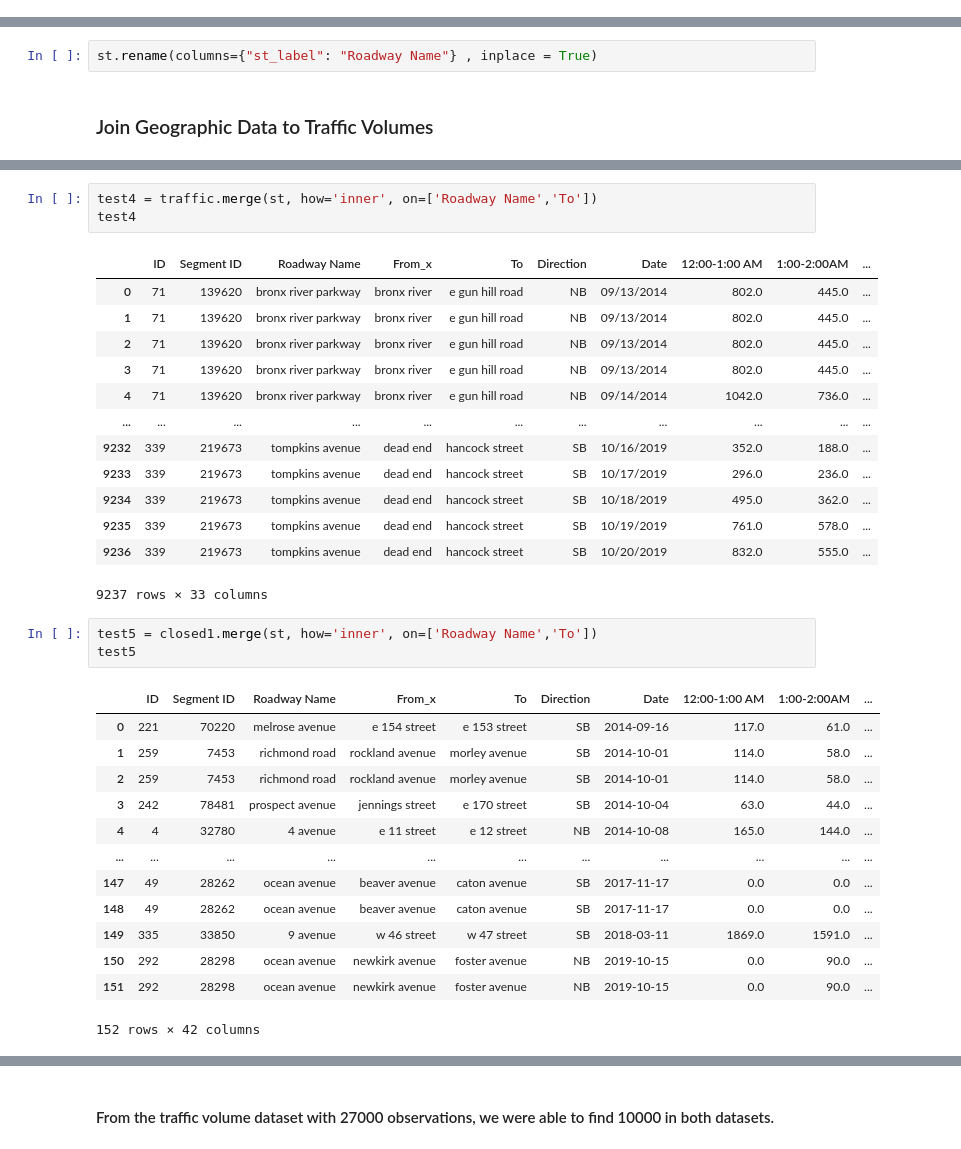
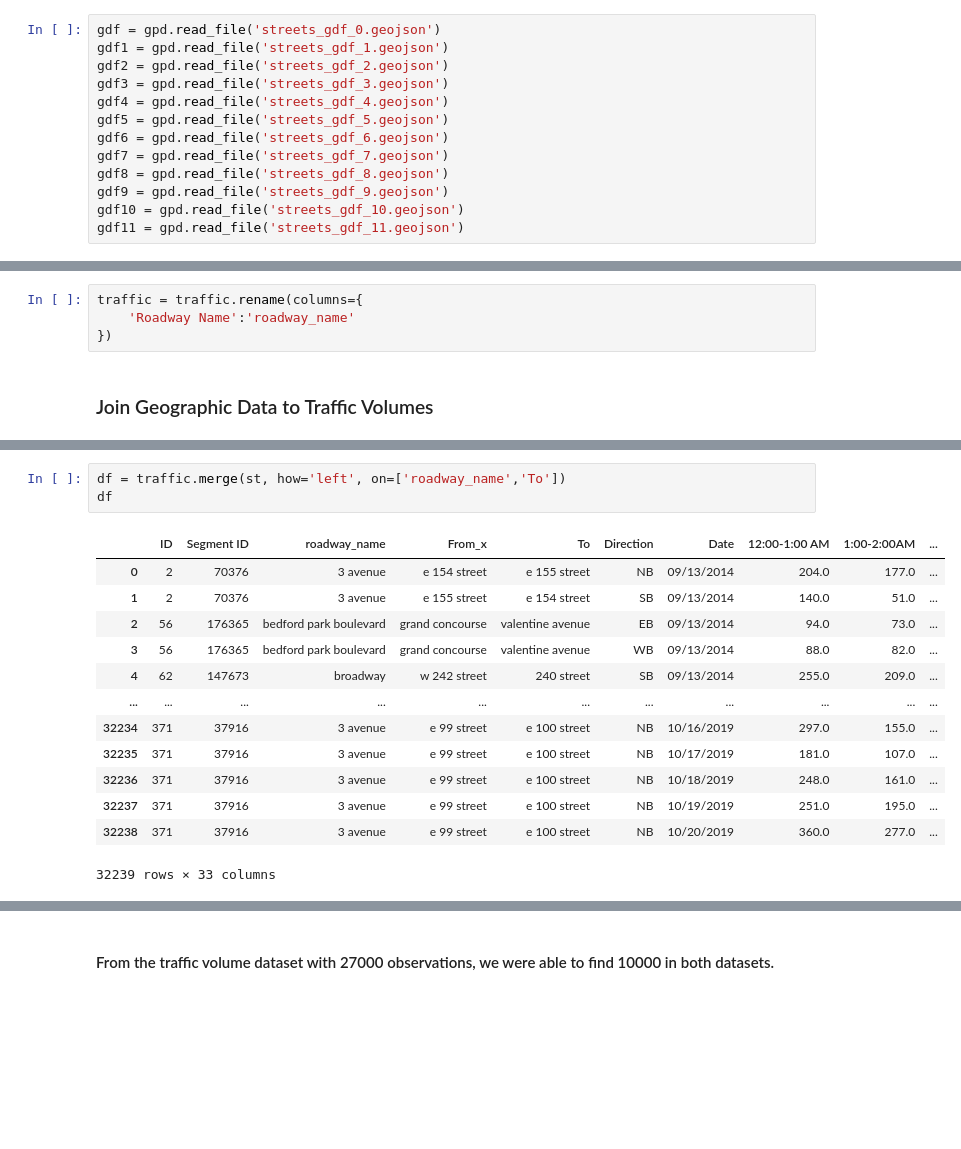
Before and after one commit to AlejandraZS10/capstone_project, a Jupyter notebook: NY Streets.ipynb, the cells around one changed output, grey strips where cells are left out. Saved outputs shown, nothing was run; the diff lists cells and outputs as text; blank space fills up the shorter version.

```diff
--- a/NY Streets.ipynb
+++ b/NY Streets.ipynb
@@ -200,3 +208,16 @@ st.to_file("streets.geojson", driver='GeoJSON')
+# %%
+gdf = gpd.read_file('streets_gdf_0.geojson')
+gdf1 = gpd.read_file('streets_gdf_1.geojson')
+gdf2 = gpd.read_file('streets_gdf_2.geojson')
+gdf3 = gpd.read_file('streets_gdf_3.geojson')
+gdf4 = gpd.read_file('streets_gdf_4.geojson')
+gdf5 = gpd.read_file('streets_gdf_5.geojson')
+gdf6 = gpd.read_file('streets_gdf_6.geojson')
+gdf7 = gpd.read_file('streets_gdf_7.geojson')
+gdf8 = gpd.read_file('streets_gdf_8.geojson')
+gdf9 = gpd.read_file('streets_gdf_9.geojson')
+gdf10 = gpd.read_file('streets_gdf_10.geojson')
+gdf11 = gpd.read_file('streets_gdf_11.geojson')
 # %%
 st = pd.concat([gdf, gdf1, gdf2, gdf3, gdf4, gdf5, gdf6, gdf7, gdf8, gdf9, gdf10, gdf11])
 st.head(3)
@@ -240,6 +277,8 @@ st.head(15)
 | 13 | hugh l carey tunnel | MULTILINESTRING ((-74.00860 40.68... |  | None |
 | 14 | hugh l carey tunnel | MULTILINESTRING ((-74.01567 40.70... |  | None |
 # %%
-st.rename(columns={"st_label": "Roadway Name"} , inplace = True)
+traffic = traffic.rename(columns={
+    'Roadway Name':'roadway_name'
+})
 # %% [markdown]
 ### Join Geographic Data to Traffic Volumes
@@ -246,34 +322,17 @@ st.rename(columns={"st_label": "Roadway Name"} , inplace = True)
 # %%
-test4 = traffic.merge(st, how='inner', on=['Roadway Name','To'])
-test4
+df = traffic.merge(st, how='left', on=['roadway_name','To'])
+df
 # %% [output]
-|  | ID | Segment ID | Roadway Name | From_x | To | Direction | Date | 12:00-1:00 AM | 1:00-2:00AM | ... |
-| 0 | 71 | 139620 | bronx river parkway | bronx river | e gun hill road | NB | 09/13/2014 | 802.0 | 445.0 | ... |
-| 1 | 71 | 139620 | bronx river parkway | bronx river | e gun hill road | NB | 09/13/2014 | 802.0 | 445.0 | ... |
-| 2 | 71 | 139620 | bronx river parkway | bronx river | e gun hill road | NB | 09/13/2014 | 802.0 | 445.0 | ... |
-| 3 | 71 | 139620 | bronx river parkway | bronx river | e gun hill road | NB | 09/13/2014 | 802.0 | 445.0 | ... |
-| 4 | 71 | 139620 | bronx river parkway | bronx river | e gun hill road | NB | 09/14/2014 | 1042.0 | 736.0 | ... |
+|  | ID | Segment ID | roadway_name | From_x | To | Direction | Date | 12:00-1:00 AM | 1:00-2:00AM | ... |
+| 0 | 2 | 70376 | 3 avenue | e 154 street | e 155 street | NB | 09/13/2014 | 204.0 | 177.0 | ... |
+| 1 | 2 | 70376 | 3 avenue | e 155 street | e 154 street | SB | 09/13/2014 | 140.0 | 51.0 | ... |
+| 2 | 56 | 176365 | bedford park boulevard | grand concourse | valentine avenue | EB | 09/13/2014 | 94.0 | 73.0 | ... |
+| 3 | 56 | 176365 | bedford park boulevard | grand concourse | valentine avenue | WB | 09/13/2014 | 88.0 | 82.0 | ... |
+| 4 | 62 | 147673 | broadway | w 242 street | 240 street | SB | 09/13/2014 | 255.0 | 209.0 | ... |
 | ... | ... | ... | ... | ... | ... | ... | ... | ... | ... | ... |
-| 9232 | 339 | 219673 | tompkins avenue | dead end | hancock street | SB | 10/16/2019 | 352.0 | 188.0 | ... |
-| 9233 | 339 | 219673 | tompkins avenue | dead end | hancock street | SB | 10/17/2019 | 296.0 | 236.0 | ... |
-| 9234 | 339 | 219673 | tompkins avenue | dead end | hancock street | SB | 10/18/2019 | 495.0 | 362.0 | ... |
-| 9235 | 339 | 219673 | tompkins avenue | dead end | hancock street | SB | 10/19/2019 | 761.0 | 578.0 | ... |
-| 9236 | 339 | 219673 | tompkins avenue | dead end | hancock street | SB | 10/20/2019 | 832.0 | 555.0 | ... |
+| 32234 | 371 | 37916 | 3 avenue | e 99 street | e 100 street | NB | 10/16/2019 | 297.0 | 155.0 | ... |
+| 32235 | 371 | 37916 | 3 avenue | e 99 street | e 100 street | NB | 10/17/2019 | 181.0 | 107.0 | ... |
+| 32236 | 371 | 37916 | 3 avenue | e 99 street | e 100 street | NB | 10/18/2019 | 248.0 | 161.0 | ... |
+| 32237 | 371 | 37916 | 3 avenue | e 99 street | e 100 street | NB | 10/19/2019 | 251.0 | 195.0 | ... |
+| 32238 | 371 | 37916 | 3 avenue | e 99 street | e 100 street | NB | 10/20/2019 | 360.0 | 277.0 | ... |
-9237 rows × 33 columns
+32239 rows × 33 columns
-# %%
-test5 = closed1.merge(st, how='inner', on=['Roadway Name','To'])
-test5
-# %% [output]
-|  | ID | Segment ID | Roadway Name | From_x | To | Direction | Date | 12:00-1:00 AM | 1:00-2:00AM | ... |
-| 0 | 221 | 70220 | melrose avenue | e 154 street | e 153 street | SB | 2014-09-16 | 117.0 | 61.0 | ... |
-| 1 | 259 | 7453 | richmond road | rockland avenue | morley avenue | SB | 2014-10-01 | 114.0 | 58.0 | ... |
-| 2 | 259 | 7453 | richmond road | rockland avenue | morley avenue | SB | 2014-10-01 | 114.0 | 58.0 | ... |
-| 3 | 242 | 78481 | prospect avenue | jennings street | e 170 street | SB | 2014-10-04 | 63.0 | 44.0 | ... |
-| 4 | 4 | 32780 | 4 avenue | e 11 street | e 12 street | NB | 2014-10-08 | 165.0 | 144.0 | ... |
-| ... | ... | ... | ... | ... | ... | ... | ... | ... | ... | ... |
-| 147 | 49 | 28262 | ocean avenue | beaver avenue | caton avenue | SB | 2017-11-17 | 0.0 | 0.0 | ... |
-| 148 | 49 | 28262 | ocean avenue | beaver avenue | caton avenue | SB | 2017-11-17 | 0.0 | 0.0 | ... |
-| 149 | 335 | 33850 | 9 avenue | w 46 street | w 47 street | SB | 2018-03-11 | 1869.0 | 1591.0 | ... |
-| 150 | 292 | 28298 | ocean avenue | newkirk avenue | foster avenue | NB | 2019-10-15 | 0.0 | 90.0 | ... |
-| 151 | 292 | 28298 | ocean avenue | newkirk avenue | foster avenue | NB | 2019-10-15 | 0.0 | 90.0 | ... |
-152 rows × 42 columns
```
Also changed, not shown: parts of 81 cells of this notebook, 47 other files.
